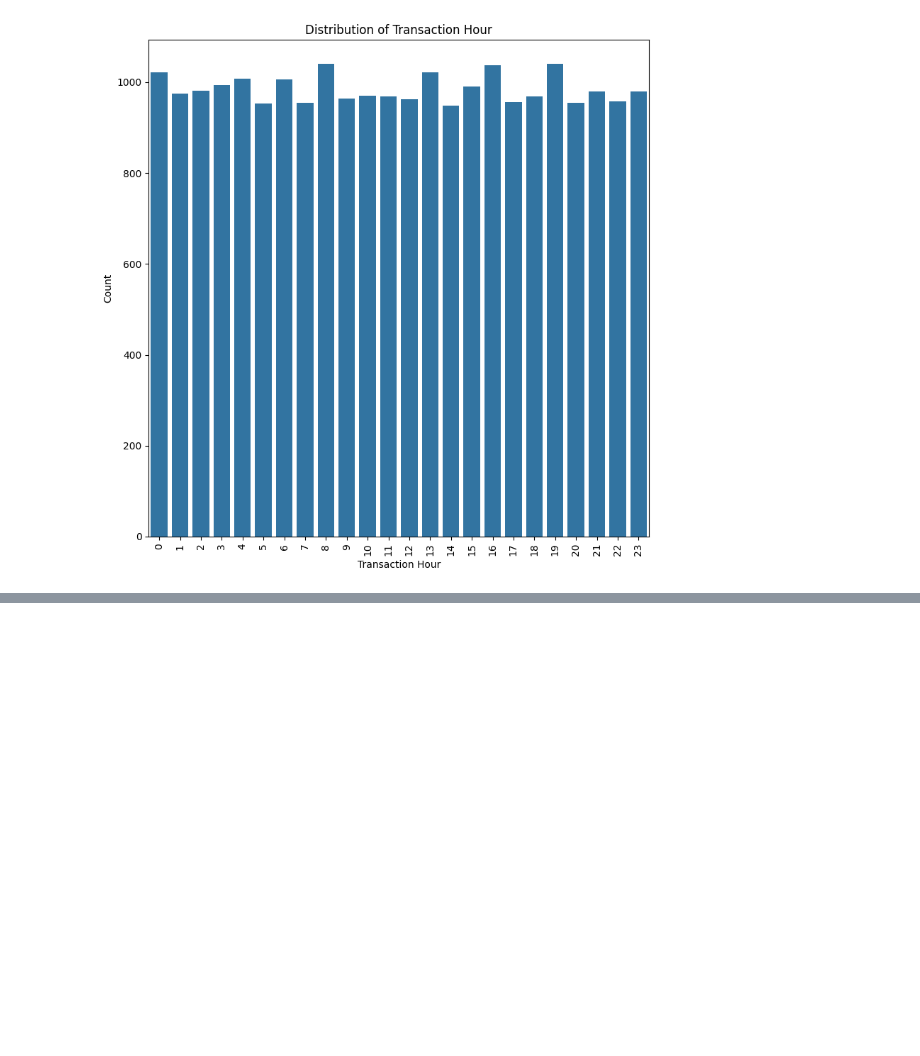
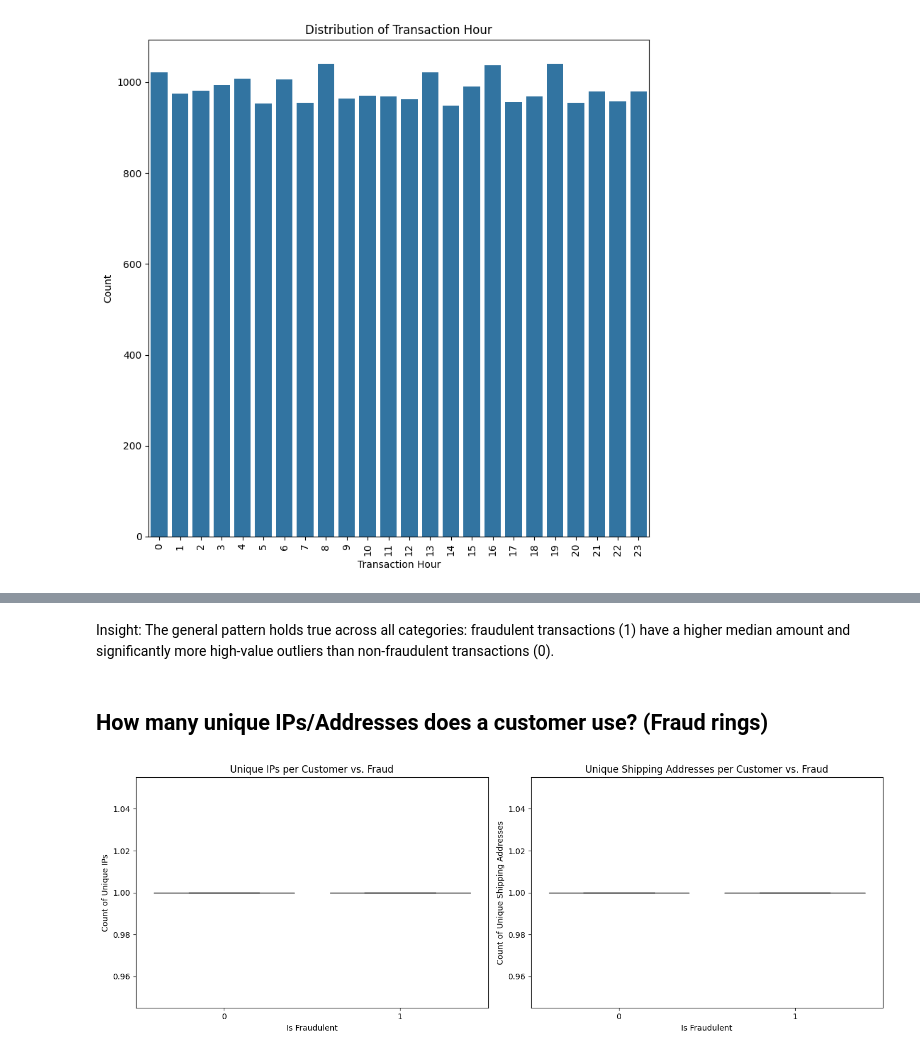
Before and after one commit to briannoelkesuma/BT4012-Group-15-Ecommerce-Fraud, a Jupyter notebook: notebook.ipynb, the cells around one changed output, grey strips where cells are left out. Saved outputs shown, nothing was run; the diff lists cells and outputs as text; code cells hidden in the pictures; blank space fills up the shorter version.

```diff
--- a/notebook.ipynb
+++ b/notebook.ipynb
@@ -245,0 +290,29 @@ plt.show()
+# %% [markdown]
+Insight: The general pattern holds true across all categories: fraudulent transactions (1) have a higher median amount and significantly more high-value outliers than non-fraudulent transactions (0).
+# %% [markdown]
+## How many unique IPs/Addresses does a customer use? (Fraud rings)
+# %%
+# Group by Customer ID and count unique IPs and Shipping Addresses
+customer_behavior = data.groupby('Customer ID').agg(
+    unique_ips_per_customer=pd.NamedAgg(column='IP Address', aggfunc='nunique'),
+    unique_shipping_add_per_customer=pd.NamedAgg(column='Shipping Address', aggfunc='nunique')
+).reset_index()
+
+# Merge this back into the main dataframe
+data = pd.merge(data, customer_behavior, on='Customer ID', how='left')
+
+# Visualize the findings
+fig, axes = plt.subplots(1, 2, figsize=(14, 5))
+
+sns.boxplot(x='Is Fraudulent', y='unique_ips_per_customer', data=data, ax=axes[0])
+axes[0].set_title('Unique IPs per Customer vs. Fraud')
+axes[0].set_ylabel('Count of Unique IPs')
+
+sns.boxplot(x='Is Fraudulent', y='unique_shipping_add_per_customer', data=data, ax=axes[1])
+axes[1].set_title('Unique Shipping Addresses per Customer vs. Fraud')
+axes[1].set_ylabel('Count of Unique Shipping Addresses')
+
+plt.tight_layout()
+plt.show()
+# %% [output]
+[figure, added]
```
Also changed, not shown: parts of 27 cells of this notebook.
